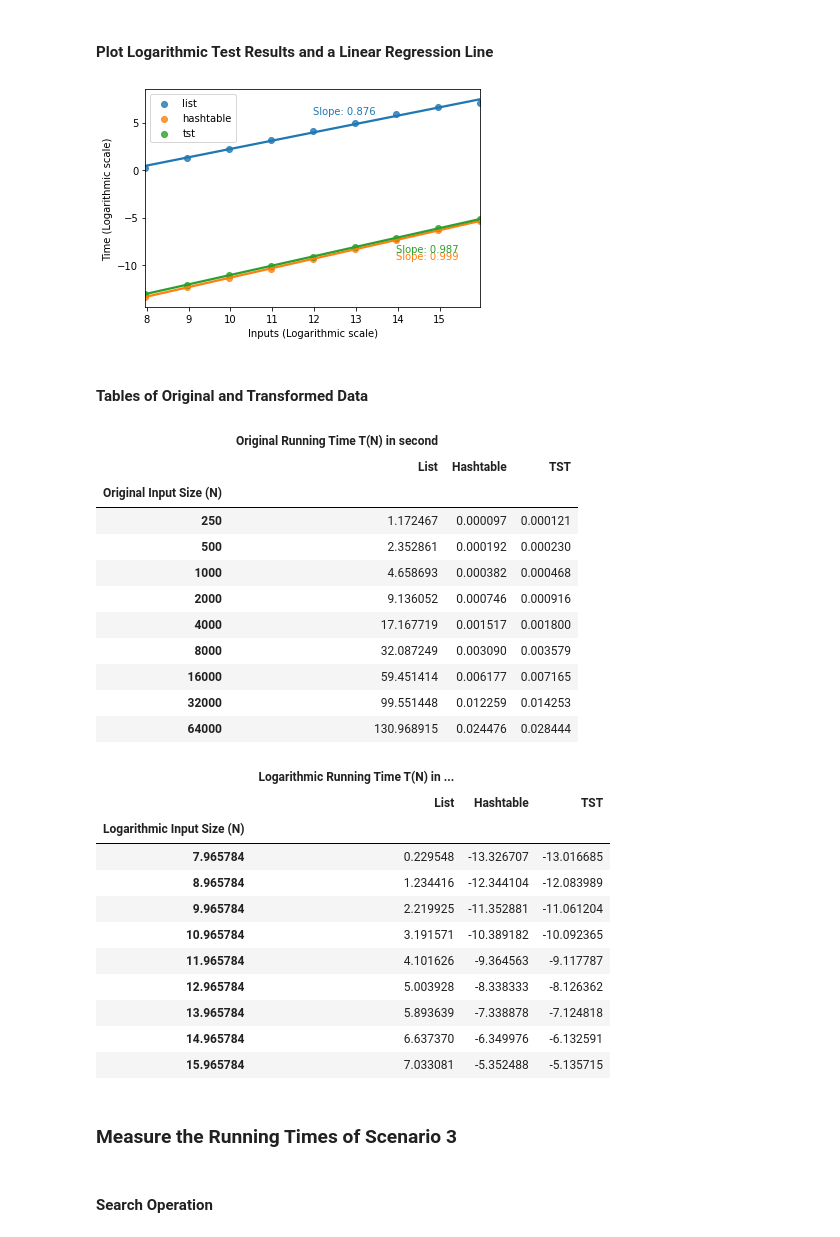
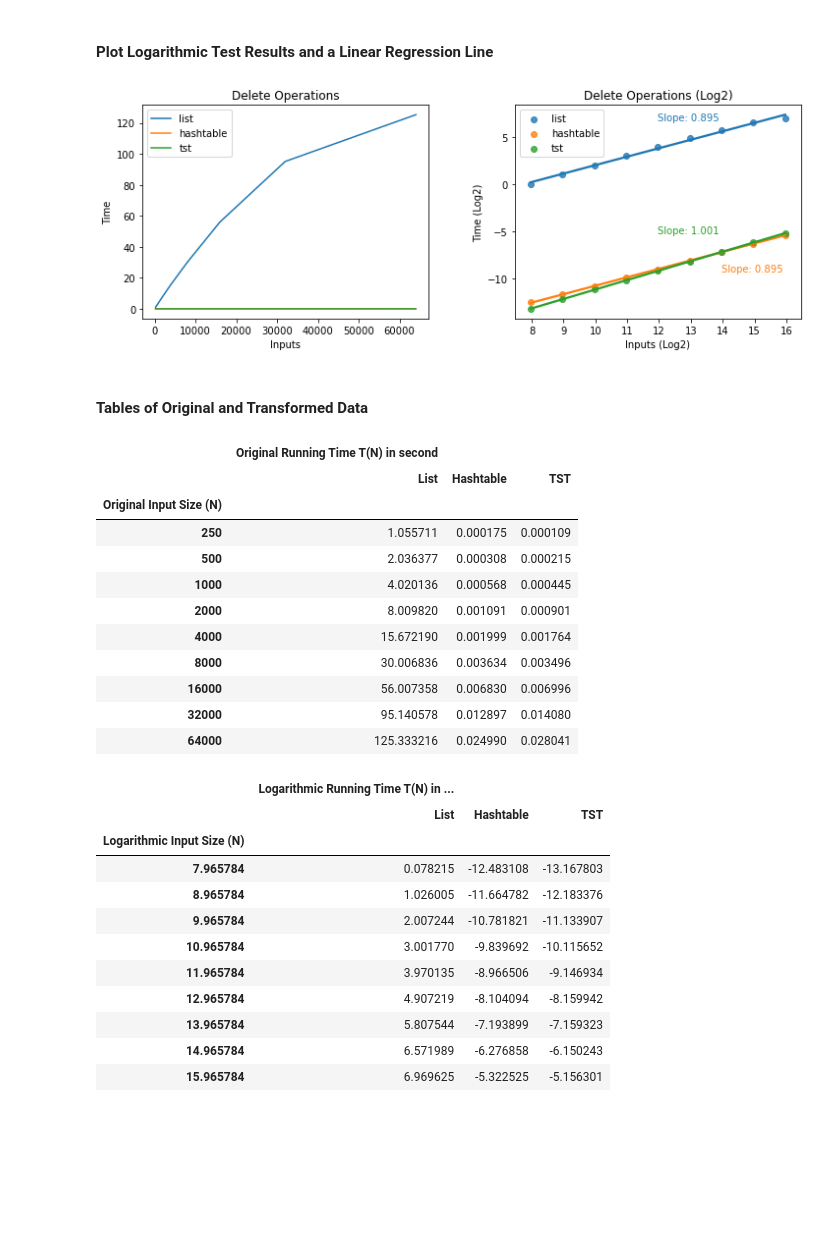
Before and after one commit to hooniez/aa_assignment_1, a Jupyter notebook: assignment1.ipynb, the cells around one changed output. Saved outputs shown, nothing was run; the diff lists cells and outputs as text; code cells hidden in the pictures; blank space fills up the shorter version.

```diff
--- a/assignment1.ipynb
+++ b/assignment1.ipynb
@@ -218,7 +218,7 @@ class ListDictionary(BaseDictionary):
         if left_idx >= 0:
             curr_left_word = self.data[left_idx].word[:len(prefix_word)]
         # Add words to the left of the first word
-        while left_idx >= 0 and curr_left_word == prefix_word:
+        while left_idx > 0 and curr_left_word == prefix_word:
             res.append(self.data[left_idx])
             left_idx -= 1
             curr_left_word = self.data[left_idx].word[:len(prefix_word)]
@@ -226,7 +226,7 @@ class ListDictionary(BaseDictionary):
         if right_idx <= len(self.data) - 1:
             curr_right_word = self.data[right_idx].word[:len(prefix_word)]
         # Add words to the right of the first word
-        while right_idx <= len(self.data) - 1 and curr_right_word == prefix_word:
+        while right_idx < len(self.data) - 1 and curr_right_word == prefix_word:
             res.append(self.data[right_idx])
             right_idx += 1
             curr_right_word = self.data[right_idx].word[:len(prefix_word)]
@@ -855,20 +852,41 @@ tst_slope, intercept, r_value, p_value, std_err = stats.linregress(np.log2(input
 # %%
 import seaborn as sns
 import matplotlib.pyplot as plt
+from scipy.interpolate import make_interp_spline
 
+fig, axes = plt.subplots(nrows=2, ncols=1, figsize=(12,4))
+grid = plt.GridSpec(1,2,wspace=0.3,hspace=0.3)
+
+plt.subplot(grid[0,0])
+# X_Y_Spline_list = make_interp_spline(input_sizes, runtime_list)
+# X_list = np.linspace(min(input_sizes), max(input_sizes), 500)
+# Y_list = X_Y_Spline_list(X_list)
+# plt.plot(X_list, Y_list, label="list")
+sns.lineplot(x=input_sizes, y=runtime_list, label="list", ci=None)
+sns.lineplot(x=input_sizes, y=runtime_hash, label="hashtable", ci=None)
+sns.lineplot(x=input_sizes, y=runtime_tst, label="tst", ci=None)
+
+plt.legend()
+plt.title('Delete Operations')
+plt.ylabel('Time')
+plt.xlabel('Inputs')
+
+plt.subplot(grid[0,1])
 sns.regplot(x=np.log2(input_sizes), y=np.log2(runtime_list), label="list", ci=None)
 sns.regplot(x=np.log2(input_sizes), y=np.log2(runtime_hash), label="hashtable", ci=None)
 sns.regplot(x=np.log2(input_sizes), y=np.log2(runtime_tst), label="tst", ci=None)
 
-plt.text(np.log2(input_sizes[-3]) - 2, np.log2(runtime_list[-3]), 'Slope: ' + str(round(list_slope,3)), c='#1f77b4')
+plt.text(np.log2(input_sizes[-3]) - 2, np.log2(runtime_list[-3]) + 1, 'Slope: ' + str(round(list_slope,3)), c='#1f77b4')
 plt.text(np.log2(input_sizes[-3]), np.log2(runtime_hash[-3]) - 2, 'Slope: ' + str(round(hash_slope,3)), c='#ff7f0e')
-plt.text(np.log2(input_sizes[-3]), np.log2(runtime_tst[-3]) - 1.5, 'Slope: ' + str(round(tst_slope,3)), c='#2ca02c')
+plt.text(np.log2(input_sizes[-3]) - 2, np.log2(runtime_tst[-3]) + 2, 'Slope: ' + str(round(tst_slope,3)), c='#2ca02c')
 plt.legend()
-plt.ylabel('Time (Logarithmic scale)')
-plt.xlabel('Inputs (Logarithmic scale)')
+plt.title('Delete Operations (Log2)')
+plt.ylabel('Time (Log2)')
+plt.xlabel('Inputs (Log2)')
+plt.xlim(np.log2(input_sizes)[0] - 0.5, np.log2(input_sizes)[-1] + 0.5)
 plt.show()
 # %% [output]
-[figure, old version]
+[figure, new version]
 # %% [markdown]
 #### Tables of Original and Transformed Data
 # %%
@@ -883,15 +901,15 @@ df_scenario2_original
 |  | Original Running Time T(N) in second |  |  |
 |  | List | Hashtable | TST |
 | Original Input Size (N) |  |  |  |
-| 250 | 1.172467 | 0.000097 | 0.000121 |
-| 500 | 2.352861 | 0.000192 | 0.000230 |
-| 1000 | 4.658693 | 0.000382 | 0.000468 |
-| 2000 | 9.136052 | 0.000746 | 0.000916 |
-| 4000 | 17.167719 | 0.001517 | 0.001800 |
-| 8000 | 32.087249 | 0.003090 | 0.003579 |
-| 16000 | 59.451414 | 0.006177 | 0.007165 |
-| 32000 | 99.551448 | 0.012259 | 0.014253 |
-| 64000 | 130.968915 | 0.024476 | 0.028444 |
+| 250 | 1.055711 | 0.000175 | 0.000109 |
+| 500 | 2.036377 | 0.000308 | 0.000215 |
+| 1000 | 4.020136 | 0.000568 | 0.000445 |
+| 2000 | 8.009820 | 0.001091 | 0.000901 |
+| 4000 | 15.672190 | 0.001999 | 0.001764 |
+| 8000 | 30.006836 | 0.003634 | 0.003496 |
+| 16000 | 56.007358 | 0.006830 | 0.006996 |
+| 32000 | 95.140578 | 0.012897 | 0.014080 |
+| 64000 | 125.333216 | 0.024990 | 0.028041 |
 # %%
 import pandas as pd
 
@@ -904,16 +922,12 @@ df_scenario2_original
 |  | Logarithmic Running Time T(N) in ... |  |  |
 |  | List | Hashtable | TST |
 | Logarithmic Input Size (N) |  |  |  |
-| 7.965784 | 0.229548 | -13.326707 | -13.016685 |
-| 8.965784 | 1.234416 | -12.344104 | -12.083989 |
-| 9.965784 | 2.219925 | -11.352881 | -11.061204 |
-| 10.965784 | 3.191571 | -10.389182 | -10.092365 |
-| 11.965784 | 4.101626 | -9.364563 | -9.117787 |
-| 12.965784 | 5.003928 | -8.338333 | -8.126362 |
-| 13.965784 | 5.893639 | -7.338878 | -7.124818 |
-| 14.965784 | 6.637370 | -6.349976 | -6.132591 |
-| 15.965784 | 7.033081 | -5.352488 | -5.135715 |
+| 7.965784 | 0.078215 | -12.483108 | -13.167803 |
+| 8.965784 | 1.026005 | -11.664782 | -12.183376 |
+| 9.965784 | 2.007244 | -10.781821 | -11.133907 |
+| 10.965784 | 3.001770 | -9.839692 | -10.115652 |
+| 11.965784 | 3.970135 | -8.966506 | -9.146934 |
+| 12.965784 | 4.907219 | -8.104094 | -8.159942 |
+| 13.965784 | 5.807544 | -7.193899 | -7.159323 |
+| 14.965784 | 6.571989 | -6.276858 | -6.150243 |
+| 15.965784 | 6.969625 | -5.322525 | -5.156301 |
-# %% [markdown]
-### Measure the Running Times of Scenario 3
-# %% [markdown]
-#### Search Operation
```
Also changed, not shown: parts of 20 cells of this notebook, 1 other file.
